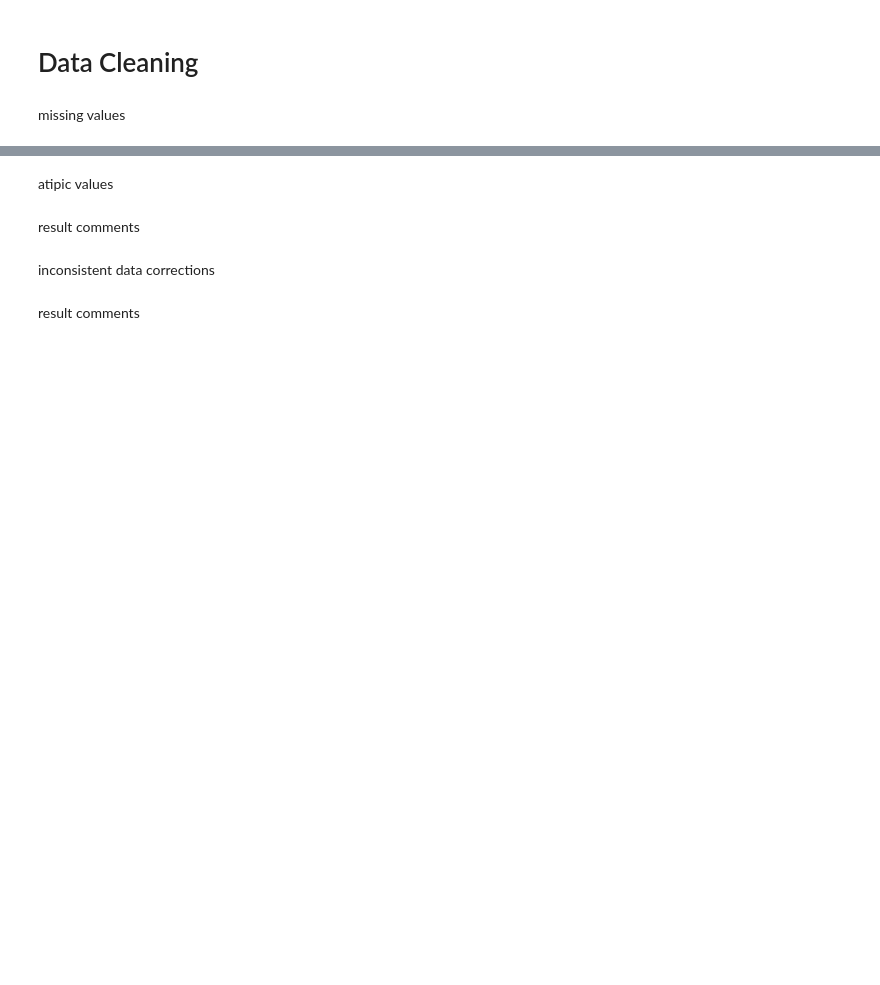
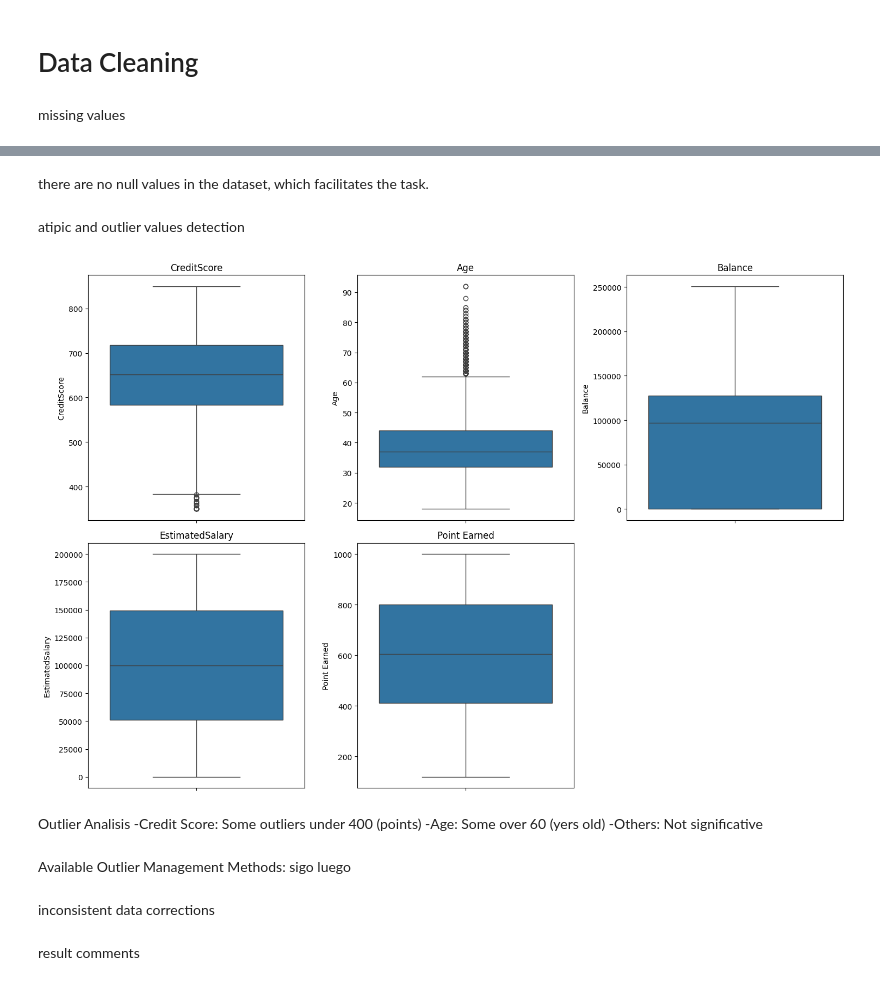
Before and after one commit to MateoPerezSuarez/Bank-Churn-Project, a Jupyter notebook: EDA_process.ipynb, the cells around one changed output, grey strips where cells are left out. Cells and saved outputs as stored; diff of their text form; code cells hidden in the pictures; blank space fills up the shorter version.

Commit message:
until outlier management

```diff
--- a/EDA_process.ipynb
+++ b/EDA_process.ipynb
@@ -6,2 +16,5 @@ AQUI SE TRABAJA EL Analisis de data exploratorio (EDA)
+# %%
+#data import
+data = pd.read_csv(r'src\rawDataset.csv')
 # %% [markdown]
 result comment
@@ -36,2 +104,4 @@ result comments
+# %% [markdown]
+there are no null values in the dataset, which facilitates the task.
 # %% [markdown]
-atipic values
+atipic and outlier values detection
@@ -40,2 +107,0 @@ atipic values
-# %% [markdown]
-result comments
@@ -42,3 +111,25 @@ result comments
+# %%
+
+numeric_columns = ["CreditScore", "Age", "Balance", "EstimatedSalary", "Point Earned"]
+plt.figure(figsize=(15, 10))
+
+for i, column in enumerate(numeric_columns, 1):
+    plt.subplot(2, 3, i)
+    sns.boxplot(y=data[column])
+    plt.title(column)
+
+plt.tight_layout()
+plt.show()
+# %% [output]
+[figure, added]
+# %% [markdown]
+Outlier Analisis
+-Credit Score: Some outliers under 400 (points)
+-Age: Some over 60 (yers old)
+-Others: Not significative
+# %% [markdown]
+Available Outlier Management Methods:
+sigo luego
 # %% [markdown]
 inconsistent data corrections
 # %%
```
Also changed, not shown: parts of 28 cells of this notebook.
